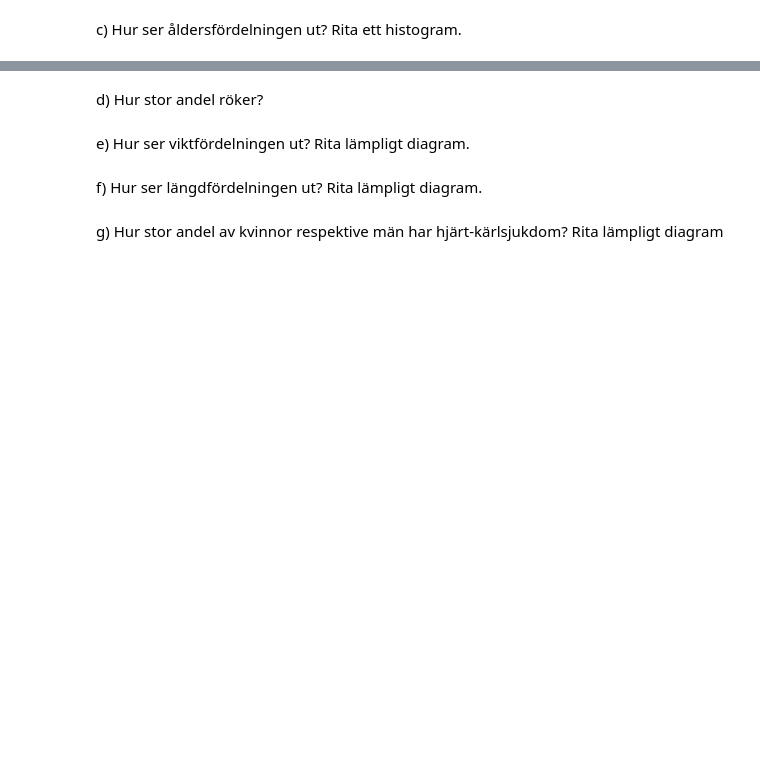
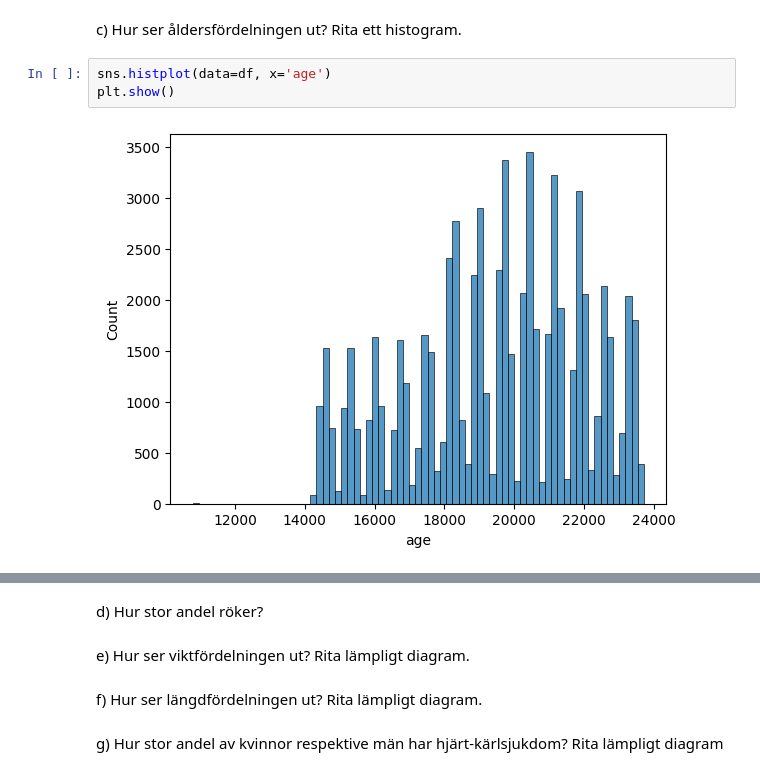
Before and after one commit to LouiseLuoto/AI-Louise-Luoto-OPA23, a Jupyter notebook: labs/lab1/code.ipynb, the cells around one changed output, grey strips where cells are left out. Cells and saved outputs as stored; diff of their text form; blank space fills up the shorter version.

```diff
--- a/labs/lab1/code.ipynb
+++ b/labs/lab1/code.ipynb
@@ -347,2 +385,7 @@ b) Hur stor andel har normala, över normala och långt över normala kolesterol
 # %% [markdown]
 c) Hur ser åldersfördelningen ut? Rita ett histogram.
+# %%
+sns.histplot(data=df, x='age')
+plt.show()
+# %% [output]
+[figure, added]
```
Also changed, not shown: parts of 11 cells of this notebook.
